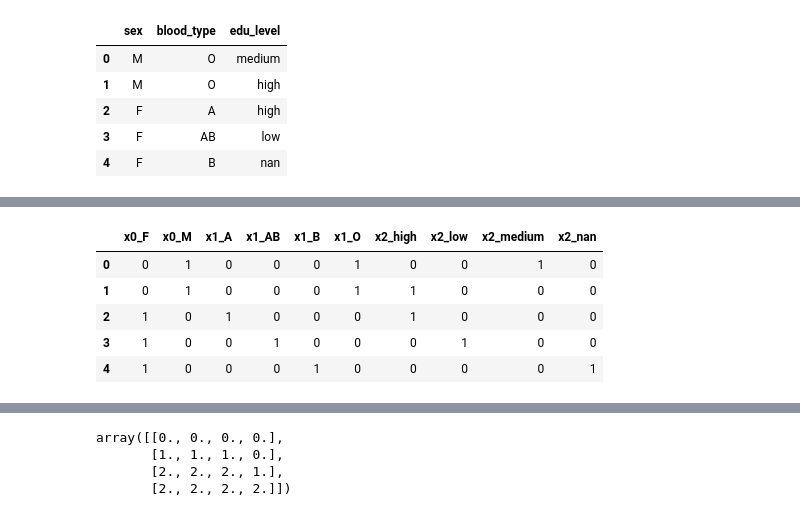
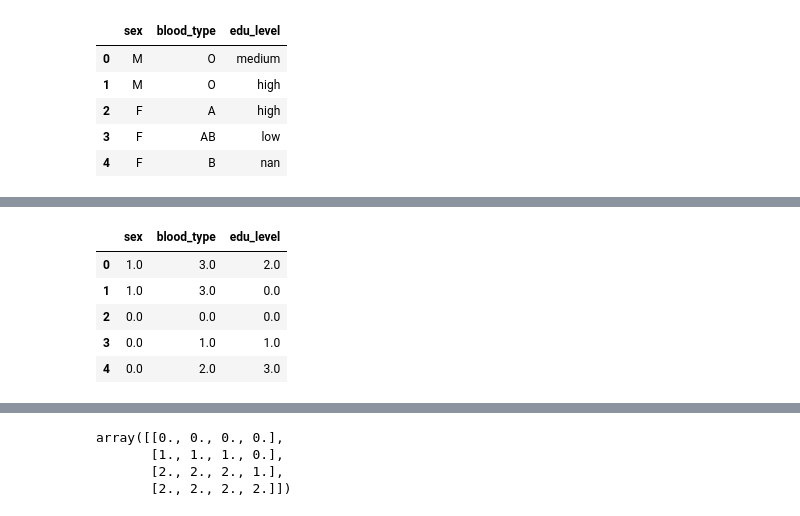
Before and after one commit to Jay4869/Data-Science, a Jupyter notebook: Data Processing/Data Processing in Python.ipynb, the cells around one changed output, grey strips where cells are left out. Drawn from its saved outputs; the diff is of its cells as text; code cells hidden in the pictures.

```diff
--- a/Data Processing/Data Processing in Python.ipynb
+++ b/Data Processing/Data Processing in Python.ipynb
@@ -194,8 +201,8 @@ Before you start transforming your data, it is important to figure out if the fe
 # %%
 x = np.array(['M', 'O', 'medium', 'M', 'O', 'high','F', 'A', 'high', 'F', 'AB', 'low','F', 'B', np.NaN]).reshape(5,3)
 
-data2 = pd.DataFrame(x, columns = ['sex', 'blood_type', 'edu_level'])
-data2
+data = pd.DataFrame(x, columns = ['sex', 'blood_type', 'edu_level'])
+data
 # %% [output]
 |  | sex | blood_type | edu_level |
 | 0 | M | O | medium |
@@ -213,12 +267,12 @@ The most popular way to encode nominal features is one-hot-encoding. Essentially
 # %%
-from sklearn.preprocessing import OneHotEncoder
+from sklearn.preprocessing import OrdinalEncoder
 
-enc = OneHotEncoder(dtype=np.int,sparse=True, handle_unknown='ignore')
-pd.DataFrame(enc.fit_transform(data2).toarray(), columns=enc.get_feature_names())
+enc = OrdinalEncoder()
+pd.DataFrame(enc.fit_transform(data), columns = data.columns)
 # %% [output]
-|  | x0_F | x0_M | x1_A | x1_AB | x1_B | x1_O | x2_high | x2_low | x2_medium | x2_nan |
-| 0 | 0 | 1 | 0 | 0 | 0 | 1 | 0 | 0 | 1 | 0 |
-| 1 | 0 | 1 | 0 | 0 | 0 | 1 | 1 | 0 | 0 | 0 |
-| 2 | 1 | 0 | 1 | 0 | 0 | 0 | 1 | 0 | 0 | 0 |
-| 3 | 1 | 0 | 0 | 1 | 0 | 0 | 0 | 1 | 0 | 0 |
-| 4 | 1 | 0 | 0 | 0 | 1 | 0 | 0 | 0 | 0 | 1 |
+|  | sex | blood_type | edu_level |
+| 0 | 1.0 | 3.0 | 2.0 |
+| 1 | 1.0 | 3.0 | 0.0 |
+| 2 | 0.0 | 0.0 | 0.0 |
+| 3 | 0.0 | 1.0 | 1.0 |
+| 4 | 0.0 | 2.0 | 3.0 |
```
Also changed, not shown: parts of 19 cells of this notebook.
